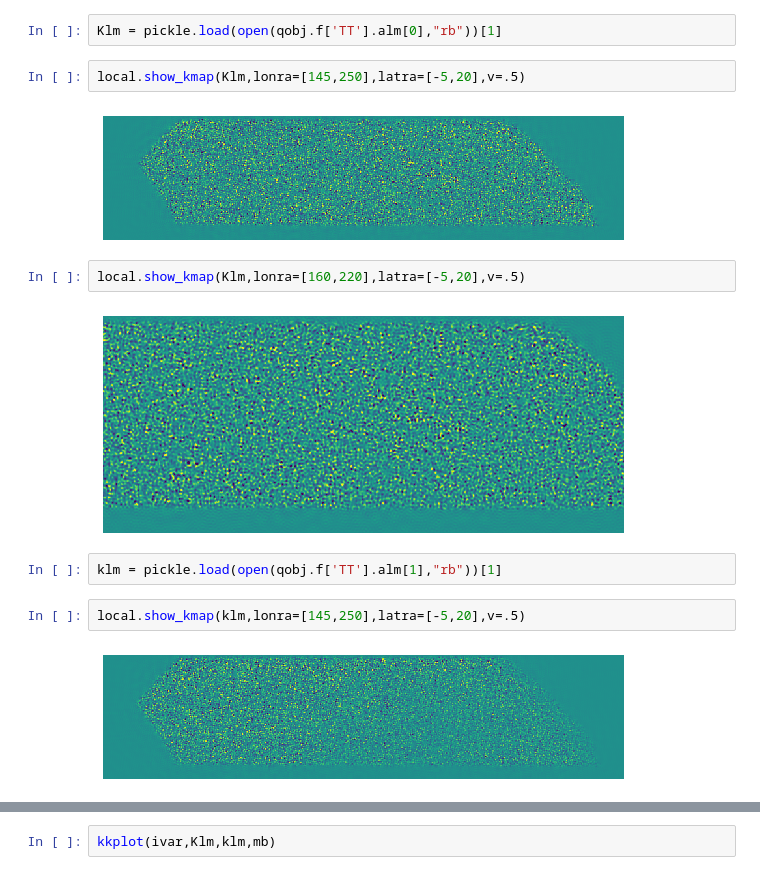
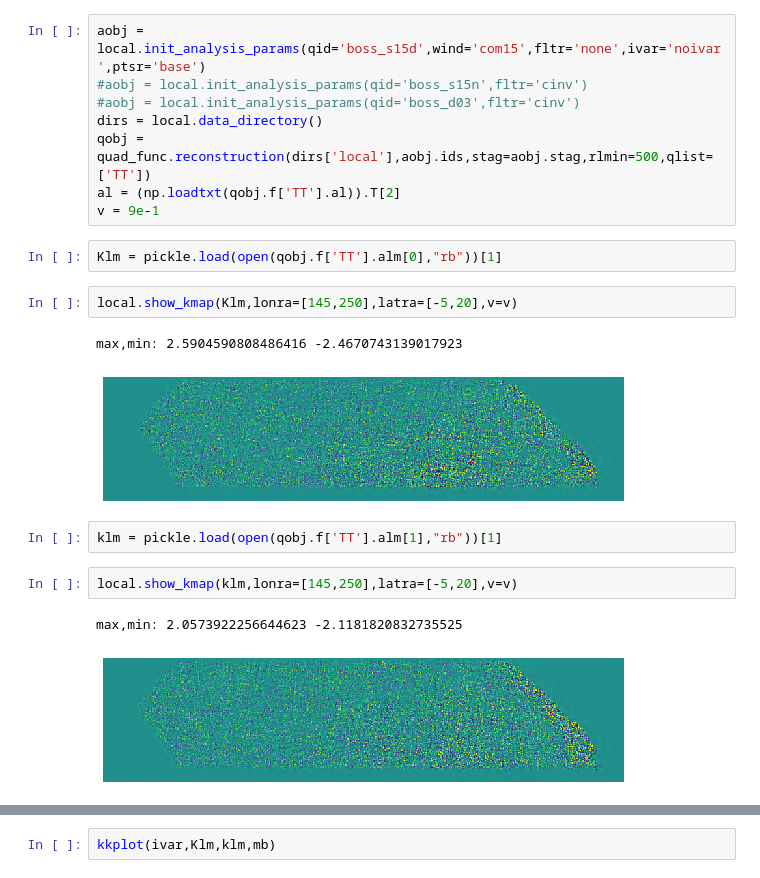
Before and after one commit to ACTCollaboration/Lensing-Daytime, a Jupyter notebook: check_null_curl_map.ipynb, the cells around one changed output, grey strips where cells are left out. Drawn from its saved outputs; the diff is of its cells as text.

```diff
--- a/check_null_curl_map.ipynb
+++ b/check_null_curl_map.ipynb
@@ -21,18 +15,24 @@ al = (np.loadtxt(qobj.f['TT'].al)).T[2]
 # %%
 mb = bn.multipole_binning(20,lmin=50,lmax=2048)
+# %%
+aobj = local.init_analysis_params(qid='boss_s15d',wind='com15',fltr='none',ivar='noivar',ptsr='base')
+#aobj = local.init_analysis_params(qid='boss_s15n',fltr='cinv')
+#aobj = local.init_analysis_params(qid='boss_d03',fltr='cinv')
+dirs = local.data_directory()
+qobj = quad_func.reconstruction(dirs['local'],aobj.ids,stag=aobj.stag,rlmin=500,qlist=['TT'])
+al = (np.loadtxt(qobj.f['TT'].al)).T[2]
+v = 9e-1
 # %%
 Klm = pickle.load(open(qobj.f['TT'].alm[0],"rb"))[1]
 # %%
-local.show_kmap(Klm,lonra=[145,250],latra=[-5,20],v=.5)
+local.show_kmap(Klm,lonra=[145,250],latra=[-5,20],v=v)
 # %% [output]
+max,min: 2.5904590808486416 -2.4670743139017923
-[figure, old version]
+[figure, new version]
-# %%
-local.show_kmap(Klm,lonra=[160,220],latra=[-5,20],v=.5)
-# %% [output]
-[figure, removed]
 # %%
 klm = pickle.load(open(qobj.f['TT'].alm[1],"rb"))[1]
 # %%
-local.show_kmap(klm,lonra=[145,250],latra=[-5,20],v=.5)
+local.show_kmap(klm,lonra=[145,250],latra=[-5,20],v=v)
 # %% [output]
+max,min: 2.0573922256644623 -2.1181820832735525
-[figure, old version]
+[figure, new version]
```
Also changed, not shown: parts of 3 cells of this notebook, 21 other files.
